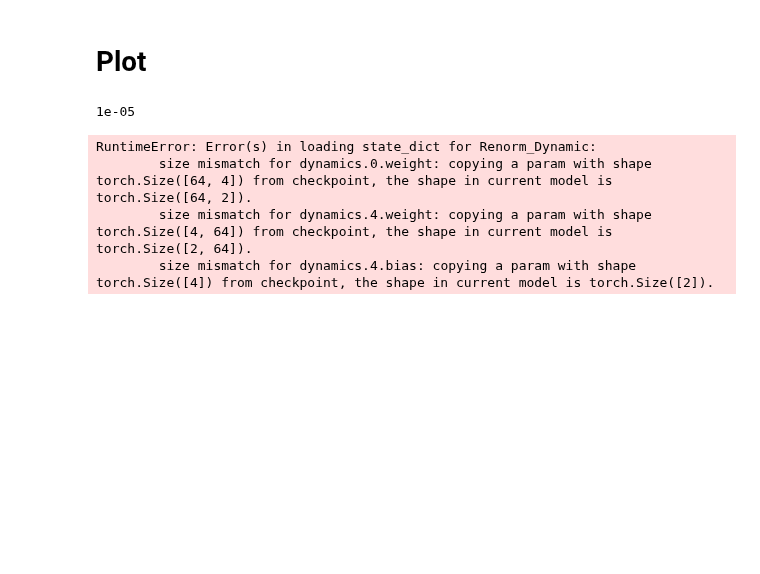
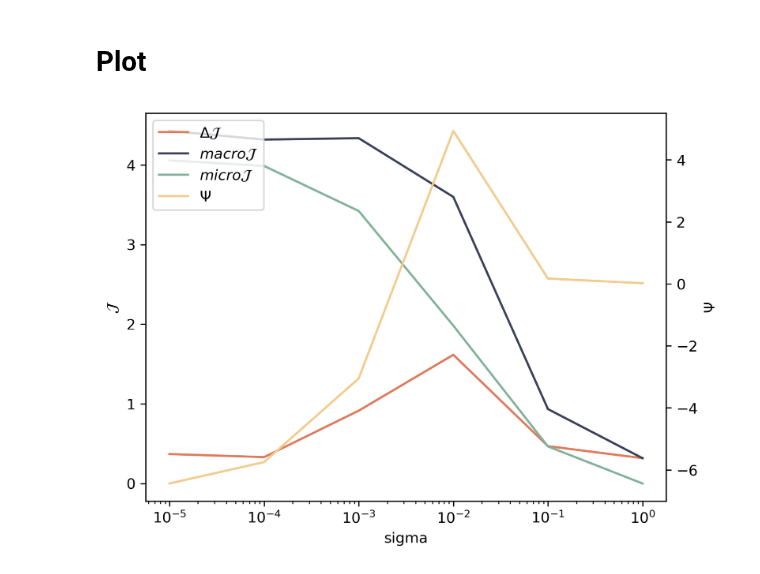
Before and after one commit to Matthew-ymz/Code-for-Finding-emergence-in-data-, a Jupyter notebook: exp/sir/SIR noise changes.ipynb, the cells around one changed output. Drawn from its saved outputs; the diff is of its cells as text; code cells hidden in the pictures; blank space fills up the shorter version.

```diff
--- a/exp/sir/SIR noise changes.ipynb
+++ b/exp/sir/SIR noise changes.ipynb
@@ -47,6 +71,6 @@ spring = Simple_Spring_Model(device=device)
 # %%
 # nis+ macro
-sigma_list = [0.0001,0.001,0.01,0.1,1]
+sigma_list = [0.00001, 0.0001,0.001,0.01,0.1,1]
 experiments = len(sigma_list)
 scale = 2
 eis_macro_e = np.zeros([experiments,T_total//500+1])
@@ -90,6 +114,7 @@ check point-------o_1-> 18:05:11.974938; lasting 0:00:09.062699 seconds
 # %% [markdown]
 # Plot
 # %%
+sigma_list = [0.00001, 0.0001,0.001,0.01,0.1,1]
 ce_list=[]
 macro_list=[]
 micro_list=[]
@@ -106,7 +131,6 @@ for sigma in sigma_list:
     net2.to(device=device)
     net4.load_state_dict(torch.load('mdl_data/micro noise = '+str(sigma)+'.mdl'))
     net2.load_state_dict(torch.load('mdl_data/macro noise = '+str(sigma)+'.mdl'))
-    print(sigma)
     _, _, V = net2.forward(s)
     psi, _, _ = EmergencePsi(s.cpu().numpy(), V.cpu().detach().numpy())
     ei4, sigmas0,weightsnet=test_model_causal_multi_sis(spring_data,MAE_raw,net4,sigma,4, L=L,num_samples = 1000)
@@ -115,24 +139,3 @@ for sigma in sigma_list:
     macro_list.append(ei2[0])
     micro_list.append(ei4[0])
     psi_list.append(psi)
-
-
-
-
-plt.figure(dpi=300)
-color_label = ['#F4F1DE', '#DF7A5E', '#3C405B', '#82B29A', '#F2CC8E', '#A8DADC', '#457B9D', '#1D3557']
-plt.plot(sigma_list, ce_list,label = r'$\Delta \mathcal{J}$', color=color_label[1])
-plt.plot(sigma_list, macro_list,label = r'$macro \mathcal{J}$', color=color_label[2])
-plt.plot(sigma_list, micro_list,label = r'$micro \mathcal{J}$', color=color_label[3])
-plt.plot(sigma_list, psi_list,label = r'$\Psi$', color=color_label[4])
-plt.legend()
-plt.xlabel("sigma")
-plt.xscale('log')
-#plt.ylabel(r'$\mathcal{J}$')
-plt.show()
-# %% [output]
-1e-05
-RuntimeError: Error(s) in loading state_dict for Renorm_Dynamic:
-        size mismatch for dynamics.0.weight: copying a param with shape torch.Size([64, 4]) from checkpoint, the shape in current model is torch.Size([64, 2]).
-        size mismatch for dynamics.4.weight: copying a param with shape torch.Size([4, 64]) from checkpoint, the shape in current model is torch.Size([2, 64]).
-        size mismatch for dynamics.4.bias: copying a param with shape torch.Size([4]) from checkpoint, the shape in current model is torch.Size([2]).
@@ -162,0 +142,21 @@ for e in range(experiments):
+# %%
+plt.figure(dpi=300)
+color_label = ['#F4F1DE', '#DF7A5E', '#3C405B', '#82B29A', '#F2CC8E', '#A8DADC', '#457B9D', '#1D3557']
+ax1 = plt.subplot(111)
+plt.plot(sigma_list, ce_list,label = r'$\Delta \mathcal{J}$', color=color_label[1])
+plt.plot(sigma_list, macro_list,label = r'$macro \mathcal{J}$', color=color_label[2])
+plt.plot(sigma_list, micro_list,label = r'$micro \mathcal{J}$', color=color_label[3])
+plt.xlabel("sigma")
+plt.xscale('log')
+plt.ylabel(r'$\mathcal{J}$')
+
+ax2 = ax1.twinx()
+plt.plot(sigma_list, psi_list,label = r'$\Psi$', color=color_label[4])
+ax2.set_ylabel(r'$\Psi$')
+lines, labels = ax1.get_legend_handles_labels()
+lines2, labels2 = ax2.get_legend_handles_labels()
+ax2.legend(lines + lines2, labels + labels2, loc='upper left')
+
+plt.show()
+# %% [output]
+[figure, added]
```
Also changed, not shown: parts of 3 cells of this notebook, 12 other files.
